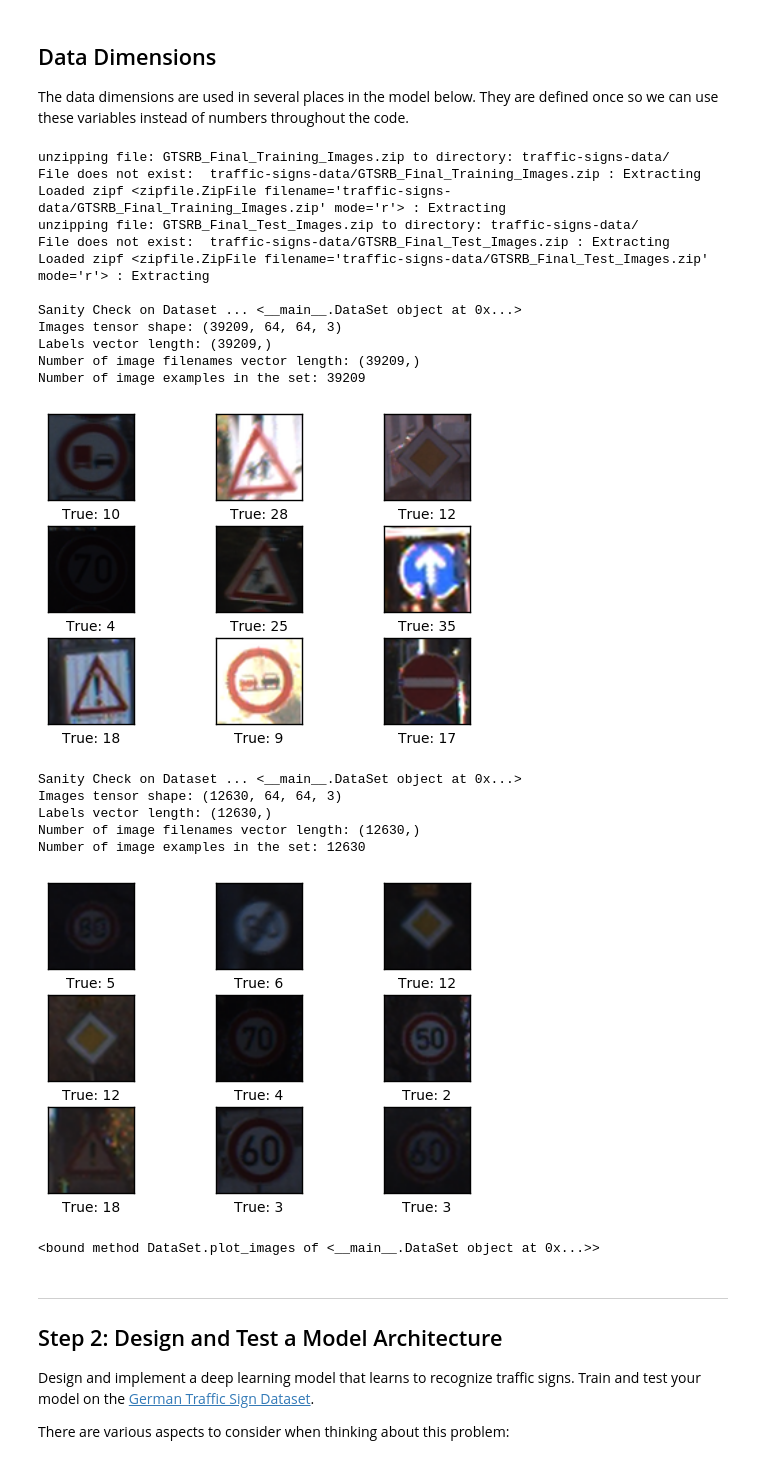
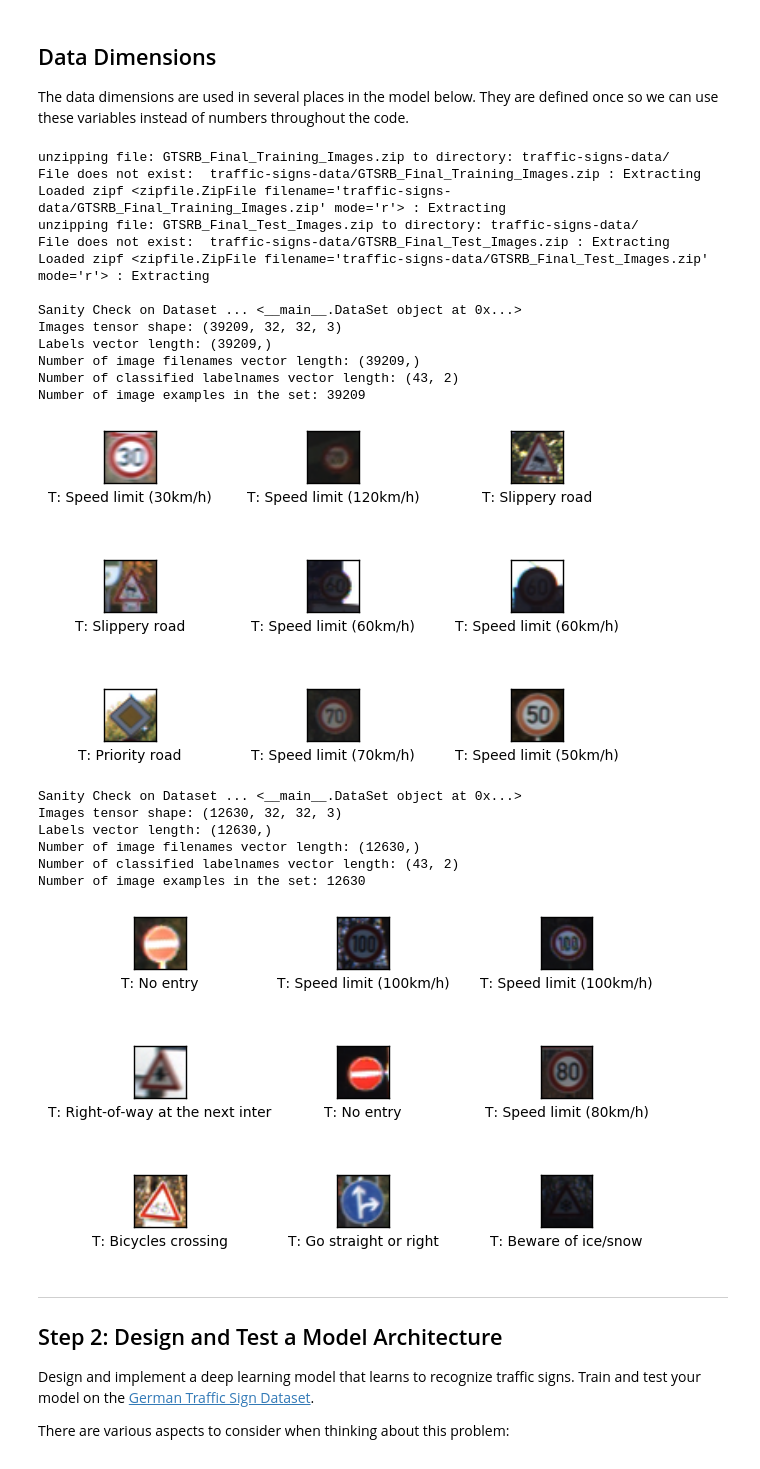
Before and after one commit to deanofthewebb/traffic-signs, a Jupyter notebook: Traffic_Signs_Recognition.ipynb, the cells around one changed output. Cells and saved outputs as stored; diff of their text form; code cells hidden in the pictures.

Commit message:
Pulling in signnames

```diff
--- a/Traffic_Signs_Recognition.ipynb
+++ b/Traffic_Signs_Recognition.ipynb
@@ -64,7 +69,7 @@ import shutil
 # %%
 DE_TRAFFIC_SIGNS_SOURCE_URL = "https://d17h27t6h515a5.cloudfront.net/topher/2016/November/581faac4_traffic-signs-data/"
 GTSRB_SOURCE_URL = "http://benchmark.ini.rub.de/Dataset/"
-DEFAULT_LENGTH, DEFAULT_WIDTH, DEFAULT_DEPTH = (64, 64, 3)
+DEFAULT_LENGTH, DEFAULT_WIDTH, DEFAULT_DEPTH = (32, 32, 3)
 DEFAULT_RESOLUTION = (DEFAULT_LENGTH, DEFAULT_WIDTH, DEFAULT_DEPTH) if DEFAULT_DEPTH > 1 else (DEFAULT_LENGTH, DEFAULT_WIDTH)
 
 DEFAULT_IMG_EXTENSION = '.ppm'
@@ -80,4 +85,5 @@ TEST_IMAGES_DIR = 'GTSRB/Final_Test/Images'
 
 TEST_LABELS_ZIP = 'GTSRB_Final_Test_GT.zip'
 TESTING_LABELS_CSV = 'GT-final_test.csv'
+CLASSIFIED_LABELS_CSV = 'signnames.csv'
 # %% [markdown]
@@ -273,13 +283,15 @@ def extract_features(filename):
 # %%
 # class to store Datasets
 class DataSet(object):
-    def __init__(self, images, labels, filenames):
+    def __init__(self, images, labels, filenames, labelnames):
         # Convert from [0, 255] -> [0.0, 1.0].
         images = images.astype(np.float32)
         labels = labels.astype(np.int_)
         images = np.multiply(images, 1.0 / 255.0)
         if filenames.shape[0] == 0:
             filenames = np.array(np.zeros_like(labels))
+        if labelnames.shape[0] == 0:
+            labelnames = np.array(np.zeros_like(labels))
 
         self._num_examples = len(images)
         self._images = images
@@ -287,6 +299,7 @@ class DataSet(object):
         self._epochs_completed = 0
         self._index_in_epoch = 0
         self._filenames = filenames
+        self._labelnames = labelnames
 
         #Shuffle Data
         perm = np.arange(self._num_examples)
@@ -304,6 +317,9 @@ class DataSet(object):
     @property
     def filenames(self):
         return self._filenames
+    @property
+    def labelnames(self):
+        return self._labelnames
     @property
     def labels(self):
         return self._labels
@@ -338,6 +354,9 @@ class DataSet(object):
             return self._images[start:end], self._labels[start:end]
         return self._images[start:end]
 
+    def get_labelname(self, label_id):
+        return self._labelnames[label_id][1]
+
     def distort_batch(self, batch):
         batch_size = len(batch)
         row_distort = np.random.randint(0, 3, batch_size)
@@ -353,7 +372,7 @@ class DataSet(object):
     def plot_images(self, cls_pred=None):
         # Create figure with 3x3 sub-plots.
         fig, axes = plt.subplots(3, 3)
-        fig.subplots_adjust(hspace=0.3, wspace=0.3)
+        fig.subplots_adjust(hspace=1.5, wspace=2.5)
 
         for i, ax in enumerate(axes.flat):
             # Plot image.
@@ -361,9 +380,9 @@ class DataSet(object):
 
             # Show true and predicted classes.
             if cls_pred is None:
-                xlabel = "True: {0}".format(self._labels[i])
+                xlabel = "T: {0:.30}".format(self.get_labelname(self._labels[i]))
             else:
-                xlabel = "True: {0}, Pred: {1}".format(self._labels[i], cls_pred[i])
+                xlabel = "T: {0}, P: {1}".format(self.get_labelname(self._labels[i]),self.get_labelname(cls_pred[i]))
 
             # Show the classes as the label on the x-axis.
             ax.set_xlabel(xlabel)
@@ -393,6 +412,7 @@ class DataSet(object):
         print("Images tensor shape:", self.images.shape)
         print("Labels vector length:",self.labels.shape)
         print("Number of image filenames vector length:",self.filenames.shape)
+        print("Number of classified labelnames vector length:",self.labelnames.shape)
         print("Number of image examples in the set:",self.num_examples)
         print('')
         # print("First 20 labels in set:",self.labels[:20])
@@ -405,6 +425,7 @@ class DataSet(object):
     def load_dataset(use_raw_dataset=True, refresh_datacache=False):
         working_dir = DATASET_DIRECTORY
         datacache_dir = os.path.join(working_dir, DATACACHE_DIRECTORY)
+        labelnames = extract_label_names()
 
         if use_raw_dataset:
             if  refresh_datacache:
@@ -415,8 +436,8 @@ class DataSet(object):
                 local_path = maybe_download(TEST_IMAGES_ZIP, working_dir, use_raw_dataset=True)
                 test_images, test_labels, test_filenames = extract_testing_data(local_path, working_dir, TEST_IMAGES_DIR)
                 # Load Datasets
-                training_set = DataSet(train_images, np.array(train_labels), np.array(train_filenames))
-                testing_set = DataSet(test_images, test_labels, test_filenames)
+                training_set = DataSet(train_images, np.array(train_labels), np.array(train_filenames), labelnames)
+                testing_set = DataSet(test_images, test_labels, test_filenames, labelnames)
                 # Overwrite Pickle File
                 overwrite_datacache(training_set, testing_set, datacache_dir)
             else:
@@ -424,8 +445,8 @@ class DataSet(object):
                 train_images, train_labels, test_images, test_labels = restore_from_datacache(datacache_dir)
                 train_filenames, test_filenames = (np.array([]), np.array([]))
                 # Load Datasets
-                training_set = DataSet(train_images, train_labels, train_filenames)
-                testing_set = DataSet(test_images, test_labels, test_filenames)
+                training_set = DataSet(train_images, train_labels, train_filenames, labelnames)
+                testing_set = DataSet(test_images, test_labels, test_filenames, labelnames)
         elif refresh_datacache:
             # Remove Datacache
             if os.path.exists(datacache_dir):
@@ -437,8 +458,8 @@ class DataSet(object):
             train_images, train_labels, test_images, test_labels = restore_from_datacache(datacache_dir)
             train_filenames, test_filenames = (np.array([]), np.array([]))
             # Load Datasets
-            training_set = DataSet(train_images, train_labels, train_filenames)
-            testing_set = DataSet(test_images, test_labels, test_filenames)
+            training_set = DataSet(train_images, train_labels, train_filenames, labelnames)
+            testing_set = DataSet(test_images, test_labels, test_filenames, labelnames)
             overwrite_datacache(training_set, testing_set, datacache_dir)
         else:
             # Extract Dataset from Pickle file
@@ -446,9 +467,9 @@ class DataSet(object):
             train_filenames, test_filenames = (np.array([]), np.array([]))
             # Load Datasets
             print('\nTraining Set -  Loaded')
-            training_set = DataSet(train_images, train_labels, train_filenames)
+            training_set = DataSet(train_images, train_labels, train_filenames, labelnames)
             print('Testing Set -  Loaded')
-            testing_set = DataSet(test_images, test_labels, test_filenames)
+            testing_set = DataSet(test_images, test_labels, test_filenames, labelnames)
 
         return (training_set, testing_set)
 # %% [markdown]
@@ -456,32 +477,29 @@ class DataSet(object):
 The data dimensions are used in several places in the model below. They are defined once so we can use these variables instead of numbers throughout the code.
 # %%
 #Load Datasets
-#training_set, testing_set = DataSet.load_dataset(use_raw_dataset=True, refresh_datacache=True) # Initial Run
-#training_set, testing_set = DataSet.load_dataset(refresh_datacache=True) #Overwrites Pickle file
-
 training_set, testing_set = DataSet.load_dataset(use_raw_dataset=True, refresh_datacache=True)
-testing_set.plot_images
 # %% [output]
 unzipping file: GTSRB_Final_Training_Images.zip to directory: traffic-signs-data/
 File does not exist:  traffic-signs-data/GTSRB_Final_Training_Images.zip : Extracting
 Loaded zipf <zipfile.ZipFile filename='traffic-signs-data/GTSRB_Final_Training_Images.zip' mode='r'> : Extracting
 unzipping file: GTSRB_Final_Test_Images.zip to directory: traffic-signs-data/
 File does not exist:  traffic-signs-data/GTSRB_Final_Test_Images.zip : Extracting
 Loaded zipf <zipfile.ZipFile filename='traffic-signs-data/GTSRB_Final_Test_Images.zip' mode='r'> : Extracting
 
 Sanity Check on Dataset ... <__main__.DataSet object at 0x...>
-Images tensor shape: (39209, 64, 64, 3)
+Images tensor shape: (39209, 32, 32, 3)
 Labels vector length: (39209,)
 Number of image filenames vector length: (39209,)
+Number of classified labelnames vector length: (43, 2)
 Number of image examples in the set: 39209
-[figure, old version]
+[figure, new version]
 Sanity Check on Dataset ... <__main__.DataSet object at 0x...>
-Images tensor shape: (12630, 64, 64, 3)
+Images tensor shape: (12630, 32, 32, 3)
 Labels vector length: (12630,)
 Number of image filenames vector length: (12630,)
+Number of classified labelnames vector length: (43, 2)
 Number of image examples in the set: 12630
-[figure, old version]
+[figure, new version]
-<bound method DataSet.plot_images of <__main__.DataSet object at 0x...>>
 # %% [markdown]
 ----
 
```
Also changed, not shown: parts of 14 cells of this notebook.
